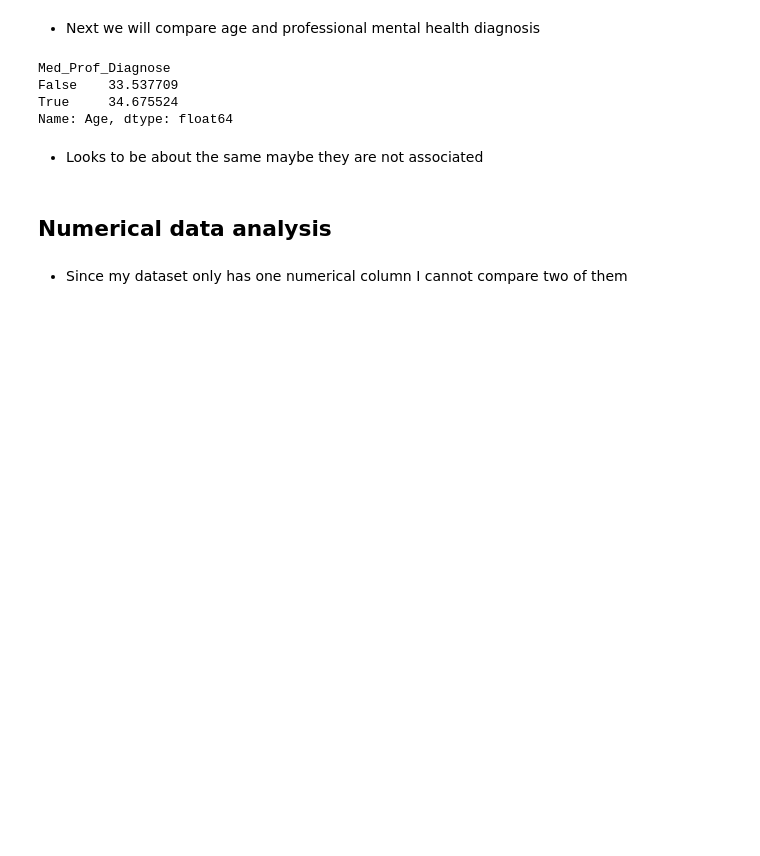
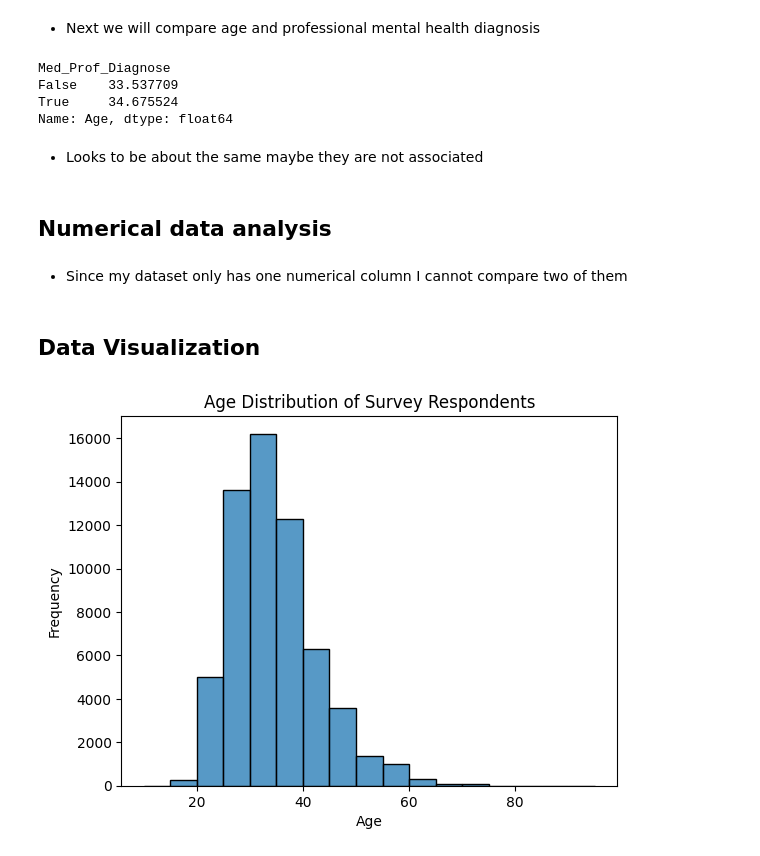
Before and after one commit to emmablumenkrantz/PUBH1142, a Jupyter notebook: Analysis_MHIT.ipynb, the cells around one changed output. Cells and saved outputs as stored; diff of their text form; code cells hidden in the pictures; blank space fills up the shorter version.

Commit message:
Add files via upload
Latest update 3/31 with some data viz

```diff
--- a/Analysis_MHIT.ipynb
+++ b/Analysis_MHIT.ipynb
@@ -247,3 +248,20 @@ Name: Age, dtype: float64
 ## Numerical data analysis
 # %% [markdown]
 - Since my dataset only has one numerical column I cannot compare two of them
+# %% [markdown]
+## Data Visualization
+# %%
+# this is code to tell the computer to display things in high resolution since the base is low resolution
+%config InlineBackend.figure_format = 'retina'
+#create plots on white background and add grid if appropriate
+sns.set_style('whitegrid')
+# %%
+# create a plot of the age column using sns
+sns.histplot(os['Age'], bins=range(10,100,5));
+# add a title
+plt.title('Age Distribution of Survey Respondents')
+# add x and y labels
+plt.xlabel('Age')
+plt.ylabel('Frequency');
+# %% [output]
+[figure, added]
```
Also changed, not shown: parts of 11 cells of this notebook.
